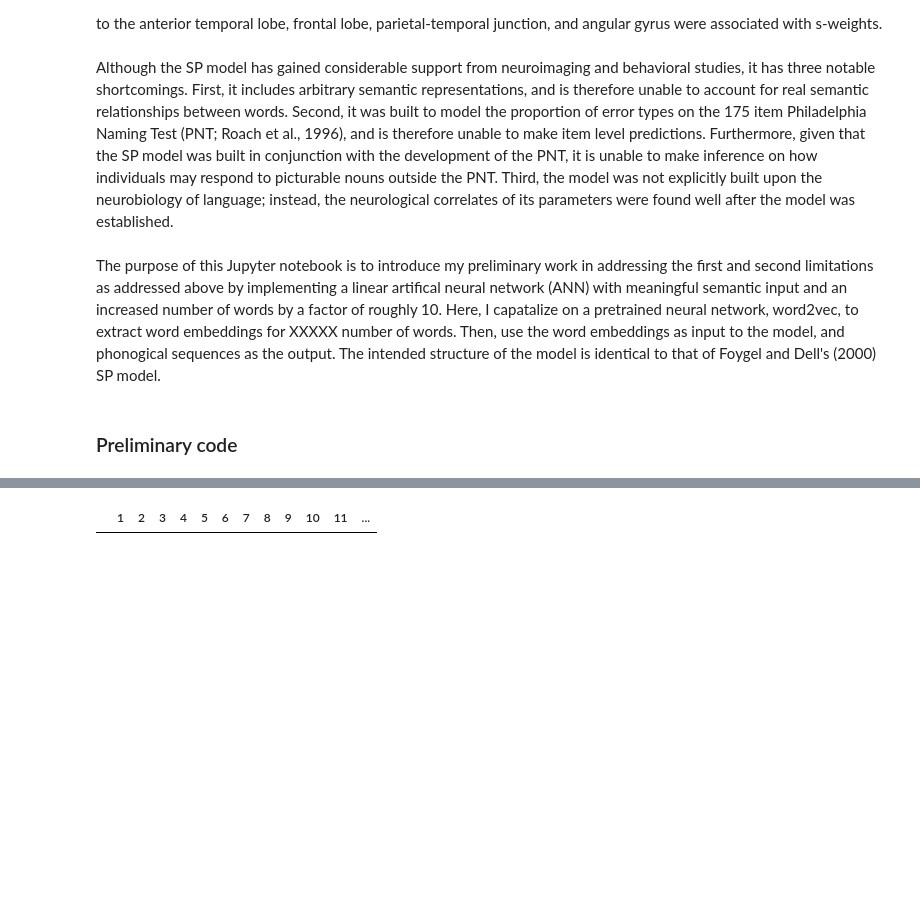
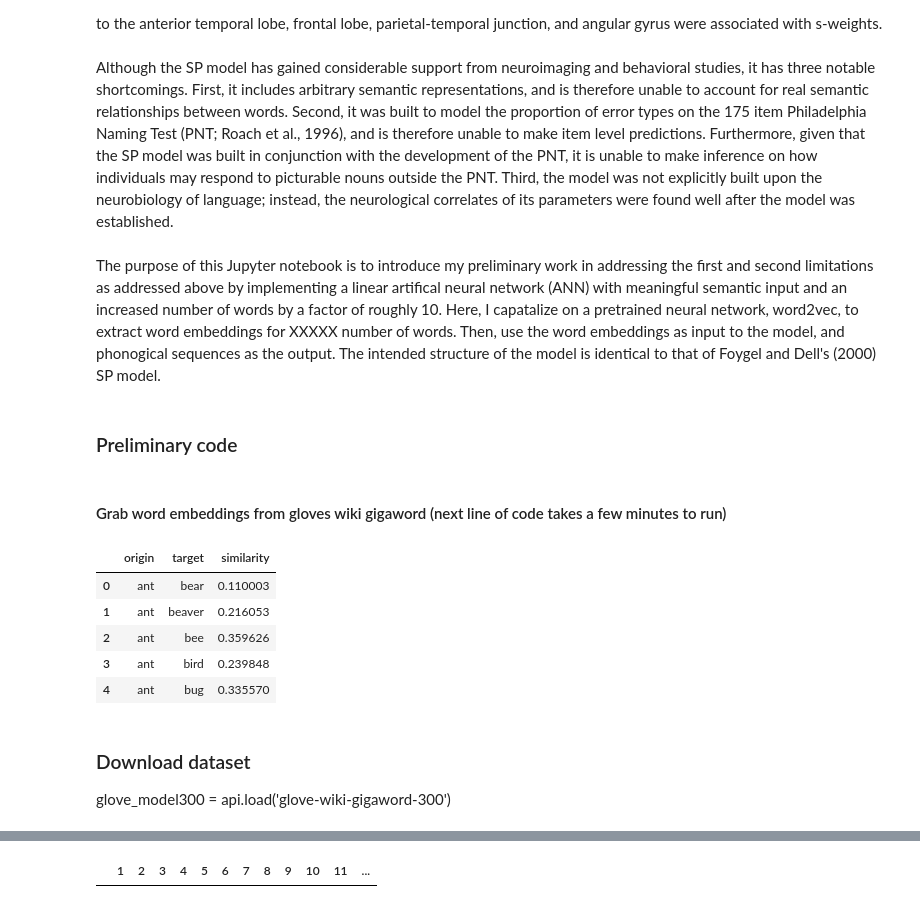
Before and after one commit to AlexSwiderski/ANN-modeling-of-word-production-in-aphasia, a Jupyter notebook: Feed forward word prod ANN/ProjectOutlineAndPreliminaryCode.ipynb, the cells around one changed output, grey strips where cells are left out. Drawn from its saved outputs; the diff is of its cells as text; code cells hidden in the pictures; blank space fills up the shorter version.

```diff
--- a/Feed forward word prod ANN/ProjectOutlineAndPreliminaryCode.ipynb
+++ b/Feed forward word prod ANN/ProjectOutlineAndPreliminaryCode.ipynb
@@ -35,3 +38,61 @@ import numpy as np
+# %% [markdown]
+#### Grab word embeddings from gloves wiki gigaword (next line of code takes a few minutes to run)
+# %%
+#Method 1: Get word embeddings for all available words from Wikigigaworld.
+import gensim.downloader as api
+# Download dataset
+glove_model300 = api.load('glove-wiki-gigaword-300')
+#create np array called word_array
+word_array = np.empty((0, 300))
+not_found = []
+for idx, row in words.iterrows():
+    try:
+        result = glove_model300.word_vec(row[0])
+        word_array = np.append(word_array, [result], axis = 0)
+    except KeyError:
+        not_found.append(row[0])
+# %%
+#Method 2: Create similarity matrix
+from pandas import DataFrame
+words = pd.read_csv('wordlist.csv')
+#words.columns = ['Number', 'Word']
+words
+
+df = DataFrame(words, columns= ['Word'])
+df_list = df.values.tolist()
+#print(df_list)
+#print(df)
+
+from itertools import combinations
+#convert pandas df to list
+word_list = words['Word'].tolist()
+#create every combination of items in the word list, the two is the number of comparisons
+comb = list(combinations(word_list, 2))
+network = []
+for pair in comb:
+    temp = []
+    temp.append(pair[0])
+    temp.append(pair[1])
+    try:
+        temp.append(glove_model300.similarity(pair[0], pair[1]))
+    except:
+        temp.append(-999) # Term not found
+
+    network.append(temp)
+#create similarity matrix
+df_similarity = pd.DataFrame(network, columns=['origin','target','similarity'])
+df_similarity.head()
+# %% [output]
+|  | origin | target | similarity |
+| 0 | ant | bear | 0.110003 |
+| 1 | ant | beaver | 0.216053 |
+| 2 | ant | bee | 0.359626 |
+| 3 | ant | bird | 0.239848 |
+| 4 | ant | bug | 0.335570 |
+# %% [markdown]
+
+### Download dataset
+glove_model300 = api.load('glove-wiki-gigaword-300')
 # %%
 from pandas import DataFrame
 from itertools import combinations
```
Also changed, not shown: parts of 37 cells of this notebook, 1 other file.
